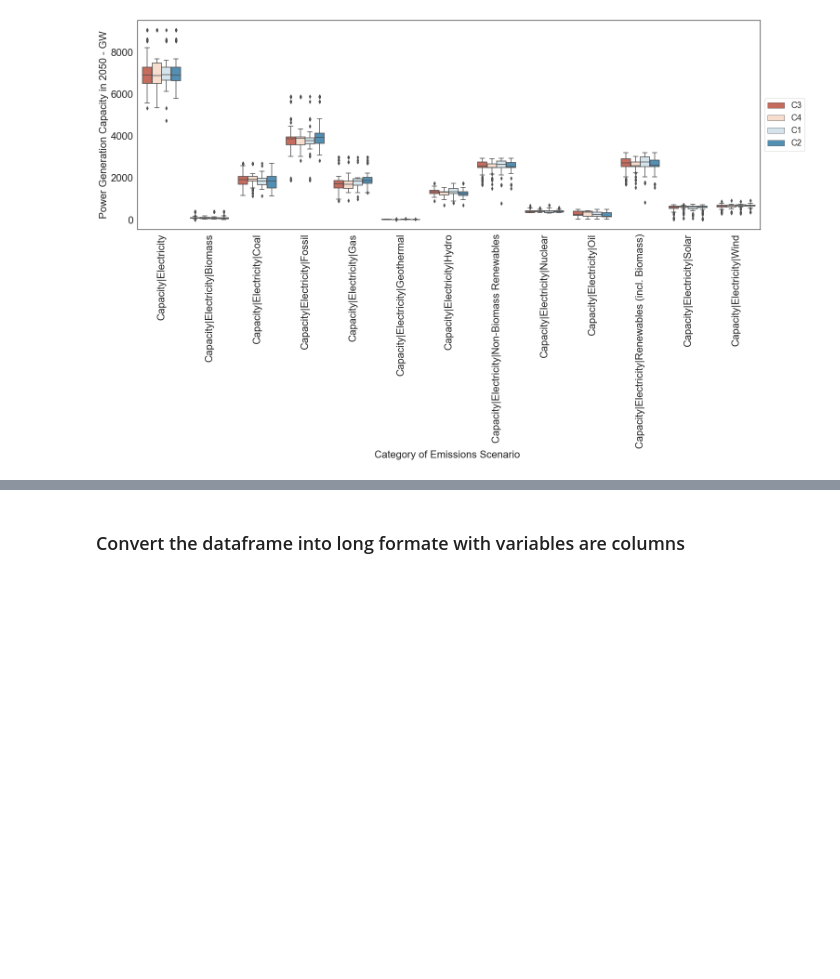
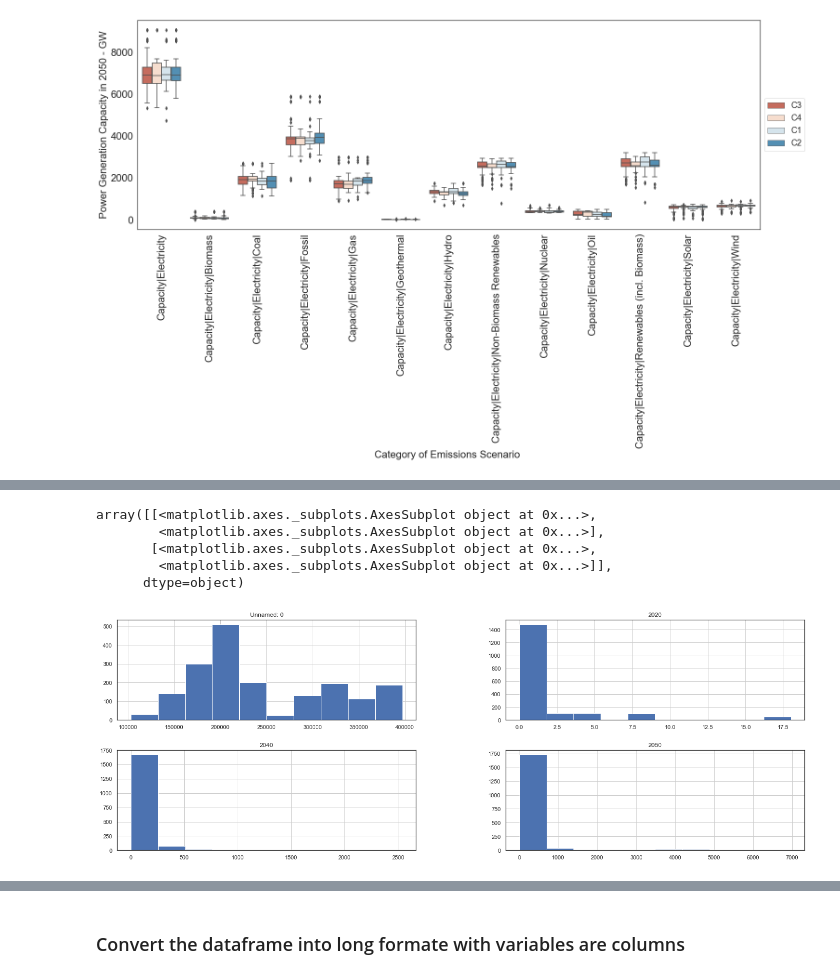
Before and after one commit to muadelm/IPCC_Scenarios, a Jupyter notebook: demand_emissions_categories/IPCC_demand_emissions_categories_24August2022.ipynb, the cells around one changed output, grey strips where cells are left out. Saved outputs shown, nothing was run; the diff lists cells and outputs as text; code cells hidden in the pictures; blank space fills up the shorter version.

```diff
--- a/demand_emissions_categories/IPCC_demand_emissions_categories_24August2022.ipynb
+++ b/demand_emissions_categories/IPCC_demand_emissions_categories_24August2022.ipynb
@@ -219,11 +219,24 @@ capacity = ['Capacity|Electricity', 'Capacity|Electricity|Biomass',
        'Capacity|Electricity|Nuclear', 'Capacity|Electricity|Oil',
        'Capacity|Electricity|Renewables (incl. Biomass)',
        'Capacity|Electricity|Solar', 'Capacity|Electricity|Wind']
+# %%
+h2 = ['Cumulative Capacity|Hydrogen|Biomass',
+       'Cumulative Capacity|Hydrogen|Biomass|w/ CCS',
+       'Cumulative Capacity|Hydrogen|Biomass|w/o CCS',
+       'Cumulative Capacity|Hydrogen|Coal',
+       'Cumulative Capacity|Hydrogen|Coal|w/ CCS',
+       'Cumulative Capacity|Hydrogen|Coal|w/o CCS',
+       'Cumulative Capacity|Hydrogen|Electricity',
+       'Cumulative Capacity|Hydrogen|Gas',
+       'Cumulative Capacity|Hydrogen|Gas|w/ CCS',
+       'Cumulative Capacity|Hydrogen|Gas|w/o CCS']
 # %%
 ipcc_PD = ipcc[ipcc['Variable'].isin(energy_variables)]
 ipcc_cap = ipcc[ipcc['Variable'].isin(capacity)]
 ipcc_ccs = ipcc[ipcc['Variable'].isin(ccs)]
 ipcc_inv = ipcc[ipcc['Variable'].isin(investment)]
+# %%
+ipcc_h2 = ipcc[ipcc['Variable'].isin(h2)]
 # %%
 ipcc_PD.Unit.value_counts()
 # %% [output]
@@ -359,0 +398,9 @@ plt.legend(prop={'size': 18}, loc='center left', bbox_to_anchor=(1, 0.5))
+# %%
+ipcc_h2.hist()
+# %% [output]
+array([[<matplotlib.axes._subplots.AxesSubplot object at 0x...>,
+        <matplotlib.axes._subplots.AxesSubplot object at 0x...>],
+       [<matplotlib.axes._subplots.AxesSubplot object at 0x...>,
+        <matplotlib.axes._subplots.AxesSubplot object at 0x...>]],
+      dtype=object)
+[figure, added]
```
Also changed, not shown: parts of 16 cells of this notebook.
